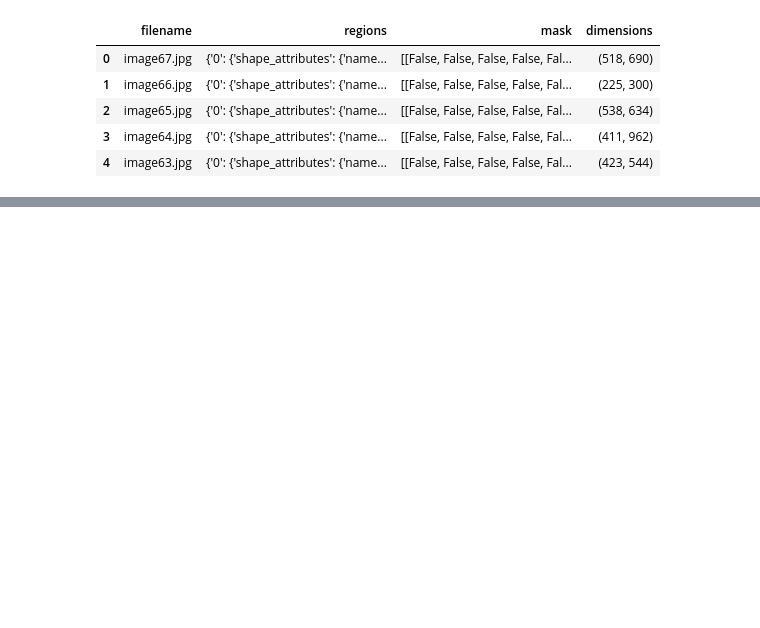
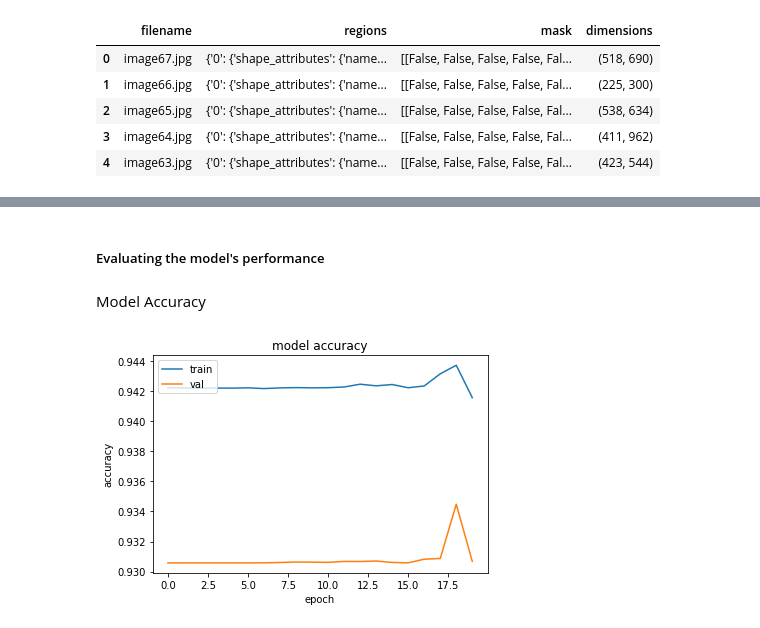
Before and after one commit to max-gmann/MB_Mobility_DamageDetection, a Jupyter notebook: notebooks/image_segmentation.ipynb, the cells around one changed output, grey strips where cells are left out. Saved outputs shown, nothing was run; the diff lists cells and outputs as text; code cells hidden in the pictures; blank space fills up the shorter version.

```diff
--- a/notebooks/image_segmentation.ipynb
+++ b/notebooks/image_segmentation.ipynb
@@ -585,7 +591,8 @@ class Dataset(keras.utils.Sequence):
 from tensorflow.keras import layers
 
 img_size_target = 256
-num_classes = 2
+num_classes = 1
+img_size = (256,256)
 
 def build_model(input_layer, start_neurons):
     # 128 -> 64
@@ -645,11 +652,11 @@ def build_model(input_layer, start_neurons):
     uconv1 = Conv2D(start_neurons * 1, (3, 3), activation="relu", padding="same")(uconv1)
 
     #uconv1 = Dropout(0.5)(uconv1)
-    output_layer = Conv2D(1, (1,1), padding="same", activation="sigmoid")(uconv1)
+    output_layer = Conv2D(num_classes, (3,3), padding="same", activation="sigmoid")(uconv1)
 
     return output_layer
 
-input_layer = Input((img_size_target, img_size_target, 3))
+input_layer = Input(shape=img_size + (3,) )
 output_layer = build_model(input_layer, 16)
 
 model = Model(input_layer, output_layer)
@@ -656,6 +665,6 @@ model = Model(input_layer, output_layer)
 # %%
-batch_size = 32
-img_size = (256,256)
+# due to memory constraints I had to settle for a relativly small batch size
+batch_size = 8
 
 train_gen = Dataset(
     batch_size, img_size, input_img_paths_train, annotation_img_paths_train
@@ -694,0 +733,14 @@ ValueError: `class_weight` not supported for 3+ dimensional targets.
+# %% [markdown]
+##### Evaluating the model's performance
+# %% [markdown]
+Model Accuracy
+# %%
+plt.plot(history.history['accuracy'])
+plt.plot(history.history['val_accuracy'])
+plt.title('model accuracy')
+plt.ylabel('accuracy')
+plt.xlabel('epoch')
+plt.legend(['train', 'val'], loc='upper left')
+plt.show()
+# %% [output]
+[figure, added]
```
Also changed, not shown: parts of 65 cells of this notebook, 1 other file.
